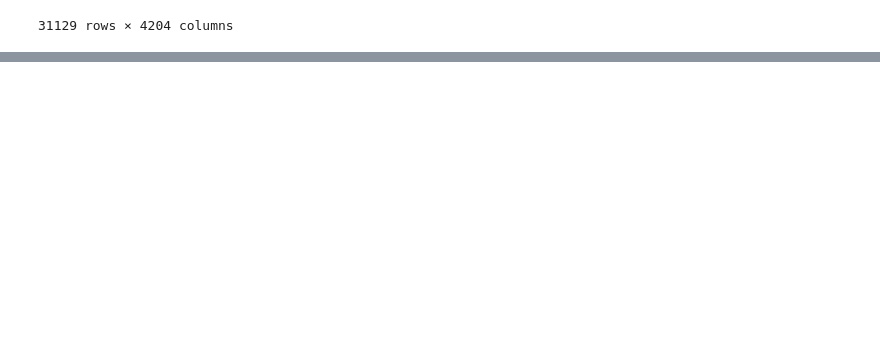
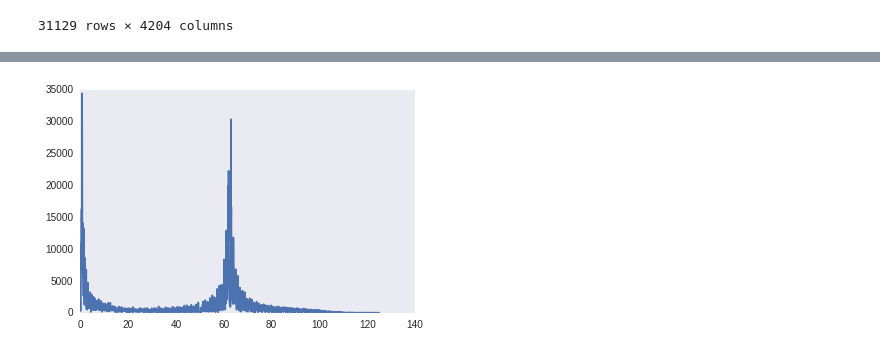
Before and after one commit to sofcalca/sleep, a Jupyter notebook: Exploratory_file.ipynb, the cells around one changed output, grey strips where cells are left out. Saved outputs shown, nothing was run; the diff lists cells and outputs as text; code cells hidden in the pictures; blank space fills up the shorter version.

```diff
--- a/Exploratory_file.ipynb
+++ b/Exploratory_file.ipynb
@@ -161,0 +168,4 @@ train
+# %%
+train_eeg = train.filter(regex='EEG[0-9]*').values
+# %%
+X_fft = np.fft.fft(train_eeg)
@@ -161,0 +219,7 @@ train
+# %%
+freq = np.fft.fftfreq(15*250, 1./250)
+plt.plot(freq[0:len(freq)/2],np.abs(X_fft[0][0:len(X_fft[0])/2]))
+plt.grid()
+plt.show()
+# %% [output]
+[figure, added]
```
Also changed, not shown: parts of 13 cells of this notebook.
